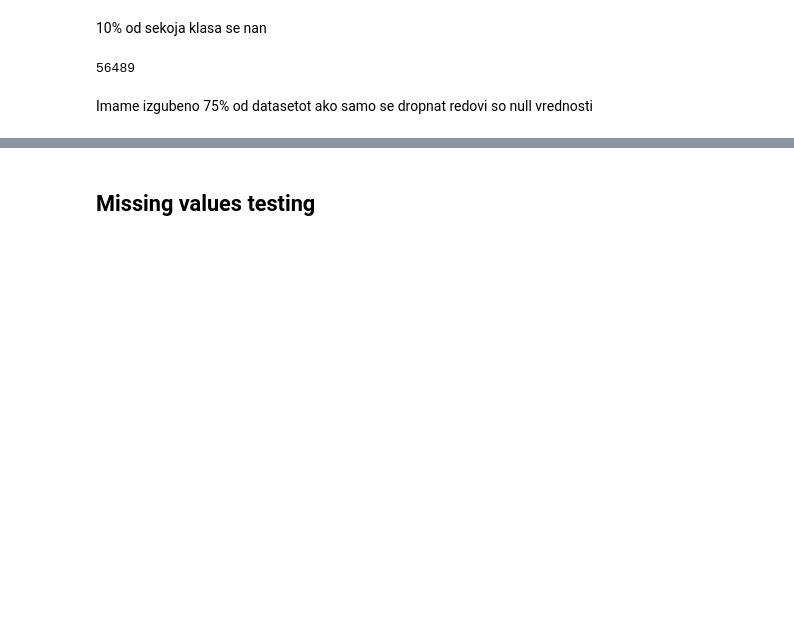
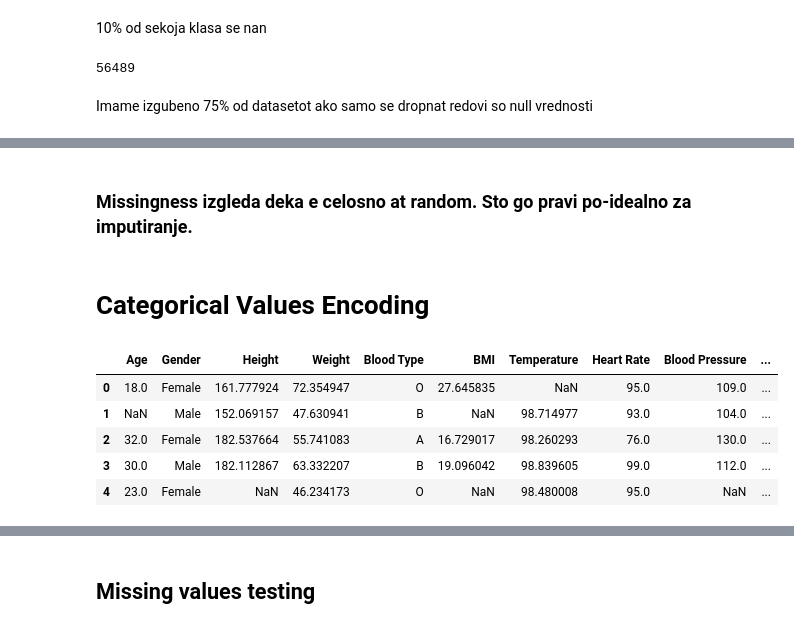
Before and after one commit to PetarKalinovski/MissingValuesTest, a Jupyter notebook: proba.ipynb, the cells around one changed output, grey strips where cells are left out. Cells and saved outputs as stored; diff of their text form; code cells hidden in the pictures; blank space fills up the shorter version.

```diff
--- a/proba.ipynb
+++ b/proba.ipynb
@@ -114,0 +113,13 @@ Missingness izgleda deka e celosno at random. Sto go pravi idealno za imputiranj
+# %% [markdown]
+### Missingness izgleda deka e celosno at random. Sto go pravi po-idealno za imputiranje.
+# %% [markdown]
+# Categorical Values Encoding
+# %%
+df.head()
+# %% [output]
+|  | Age | Gender | Height | Weight | Blood Type | BMI | Temperature | Heart Rate | Blood Pressure | ... |
+| 0 | 18.0 | Female | 161.777924 | 72.354947 | O | 27.645835 | NaN | 95.0 | 109.0 | ... |
+| 1 | NaN | Male | 152.069157 | 47.630941 | B | NaN | 98.714977 | 93.0 | 104.0 | ... |
+| 2 | 32.0 | Female | 182.537664 | 55.741083 | A | 16.729017 | 98.260293 | 76.0 | 130.0 | ... |
+| 3 | 30.0 | Male | 182.112867 | 63.332207 | B | 19.096042 | 98.839605 | 99.0 | 112.0 | ... |
+| 4 | 23.0 | Female | NaN | 46.234173 | O | NaN | 98.480008 | 95.0 | NaN | ... |
```
Also changed, not shown: parts of 19 cells of this notebook.
